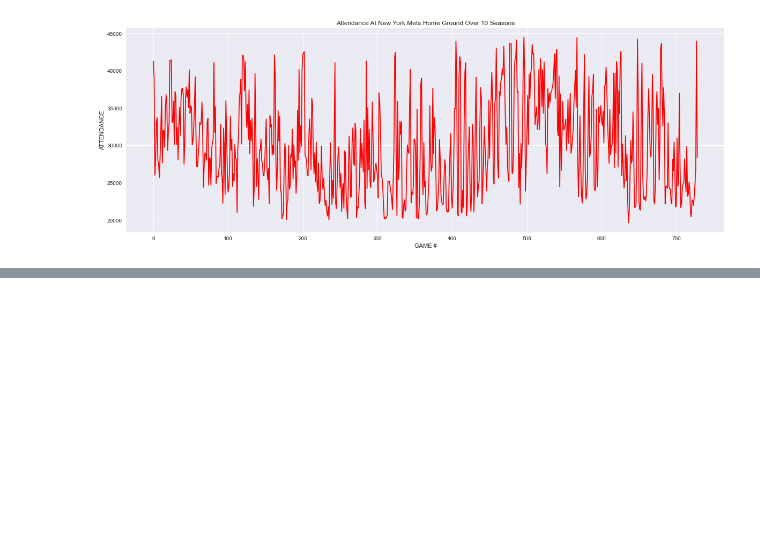
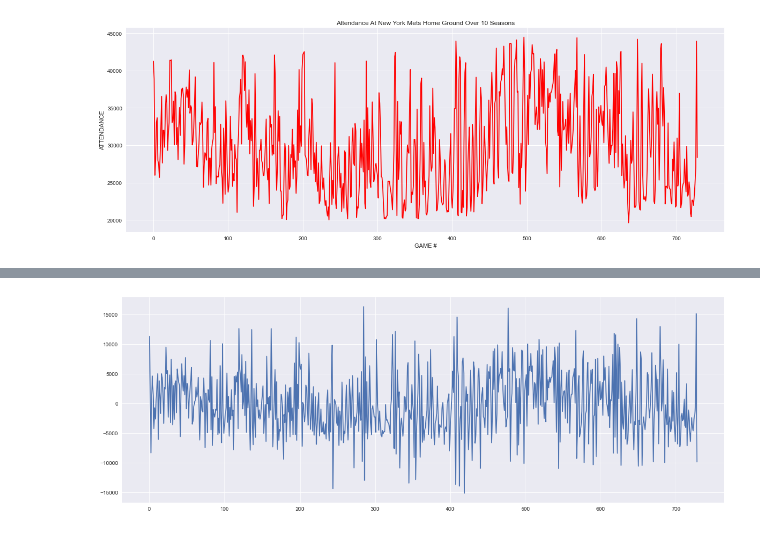
Before and after one commit to ykfarhan/forecasting-nymets-attendance, a Jupyter notebook: time_series_mlb.ipynb, the cells around one changed output, grey strips where cells are left out. Cells and saved outputs as stored; diff of their text form; code cells hidden in the pictures; blank space fills up the shorter version.

```diff
--- a/time_series_mlb.ipynb
+++ b/time_series_mlb.ipynb
@@ -152,0 +99,7 @@ model_fit.forecast()
+# %%
+from statsmodels.tsa.arima_model import ARIMA
+from time import time
+
+model = ARIMA(train_data, order=(0,0,3))
+arma = model.fit(disp=0)
+print(arma.summary())
@@ -152,0 +124,8 @@ model_fit.forecast()
+# %%
+plt.figure(figsize=(20,7))
+
+residuals = pd.DataFrame(arma.resid)
+plt.plot(residuals)
+plt.show()
+# %% [output]
+[figure, added]
```
Also changed, not shown: parts of 93 cells of this notebook.
